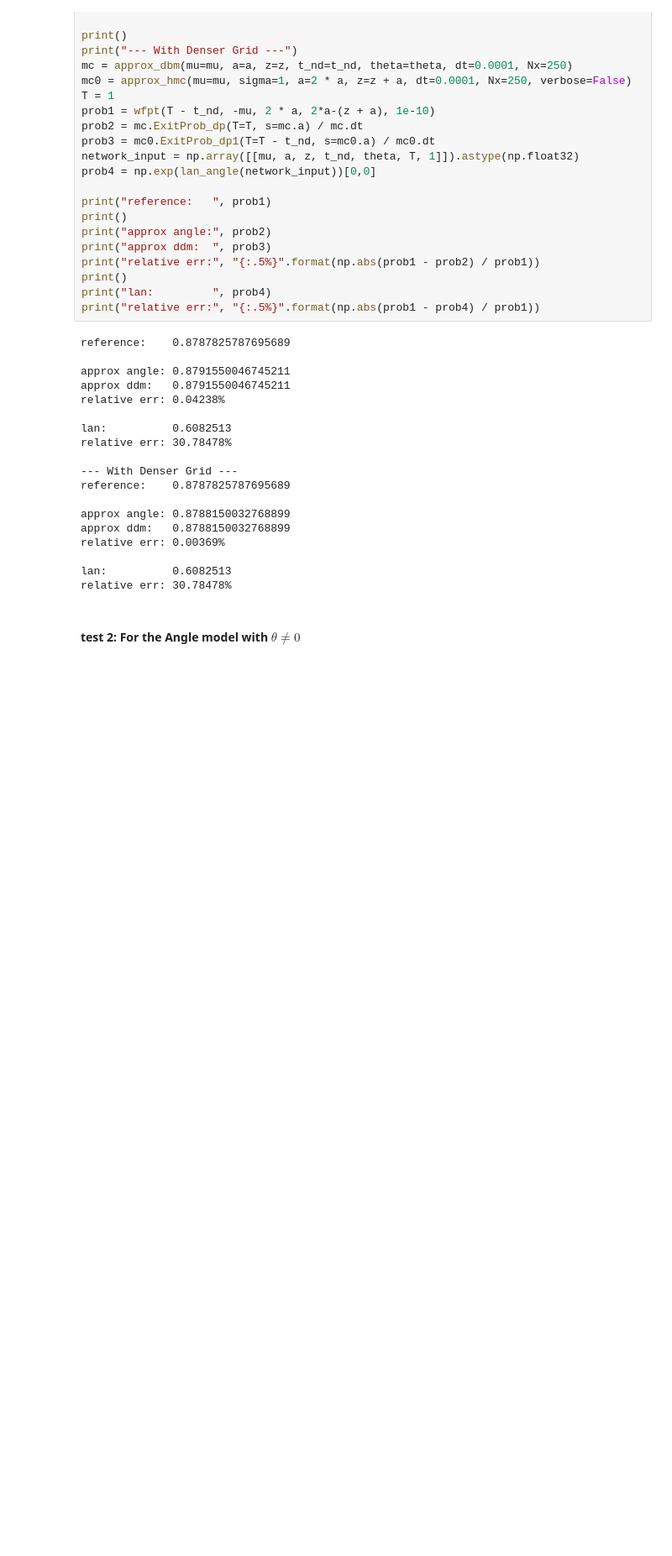
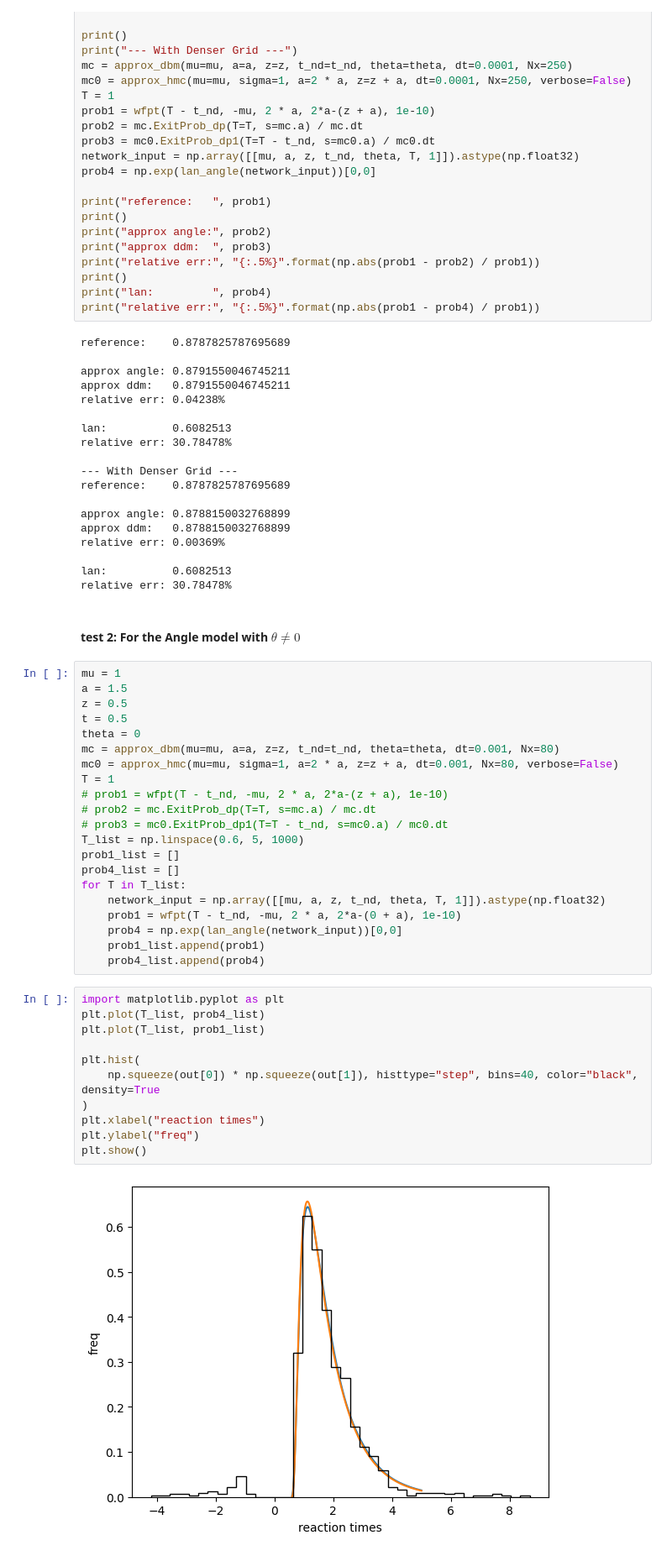
Before and after one commit to RiverFlowsInYou98/DDM, a Jupyter notebook: HDDM/angle.ipynb, the cells around one changed output. Shown at 84% size. Cells and saved outputs as stored; diff of their text form; blank space fills up the shorter version.

```diff
--- a/HDDM/angle.ipynb
+++ b/HDDM/angle.ipynb
@@ -410,3 +410,37 @@ lan:          0.6082513
 relative err: 30.78478%
 # %% [markdown]
 #### test 2: For the Angle model with $\theta\neq0$
+# %%
+mu = 1
+a = 1.5
+z = 0.5
+t = 0.5
+theta = 0
+mc = approx_dbm(mu=mu, a=a, z=z, t_nd=t_nd, theta=theta, dt=0.001, Nx=80)
+mc0 = approx_hmc(mu=mu, sigma=1, a=2 * a, z=z + a, dt=0.001, Nx=80, verbose=False)
+T = 1
+# prob1 = wfpt(T - t_nd, -mu, 2 * a, 2*a-(z + a), 1e-10)
+# prob2 = mc.ExitProb_dp(T=T, s=mc.a) / mc.dt
+# prob3 = mc0.ExitProb_dp1(T=T - t_nd, s=mc0.a) / mc0.dt
+T_list = np.linspace(0.6, 5, 1000)
+prob1_list = []
+prob4_list = []
+for T in T_list:
+    network_input = np.array([[mu, a, z, t_nd, theta, T, 1]]).astype(np.float32)
+    prob1 = wfpt(T - t_nd, -mu, 2 * a, 2*a-(0 + a), 1e-10)
+    prob4 = np.exp(lan_angle(network_input))[0,0]
+    prob1_list.append(prob1)
+    prob4_list.append(prob4)
+# %%
+import matplotlib.pyplot as plt
+plt.plot(T_list, prob4_list)
+plt.plot(T_list, prob1_list)
+
+plt.hist(
+    np.squeeze(out[0]) * np.squeeze(out[1]), histtype="step", bins=40, color="black", density=True
+)
+plt.xlabel("reaction times")
+plt.ylabel("freq")
+plt.show()
+# %% [output]
+[figure, added]
```
Also changed, not shown: parts of 7 cells of this notebook, 1 other file.
